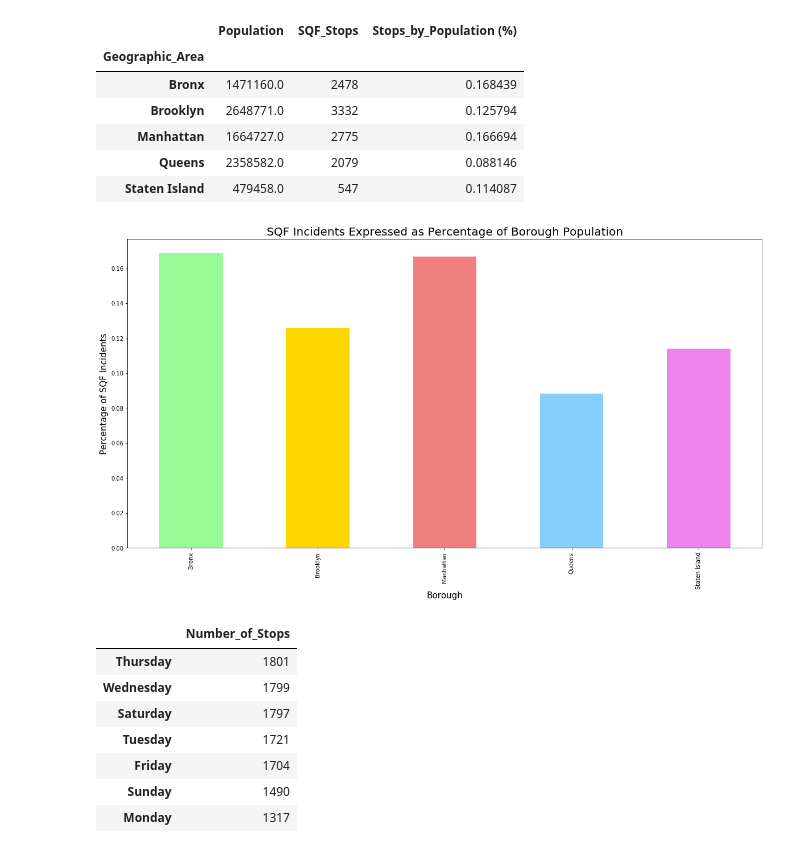
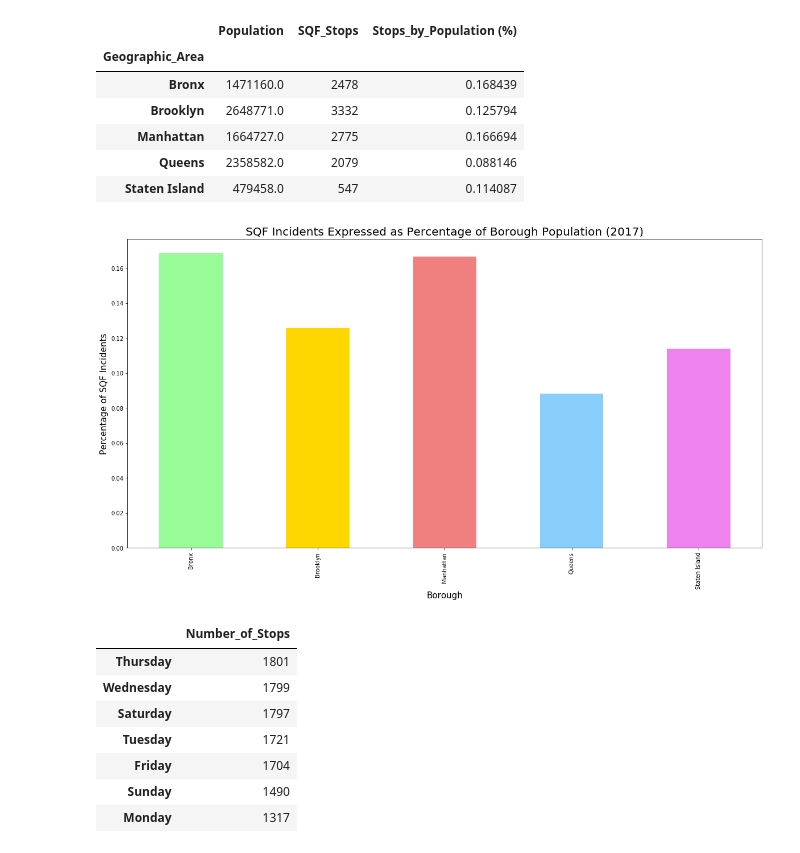
Before and after one commit to rachaelcamick/groupproject_sqf, a Jupyter notebook: rachael_cleaner_dataframe.ipynb, the cells around one changed output. Cells and saved outputs as stored; diff of their text form; code cells hidden in the pictures.

```diff
--- a/rachael_cleaner_dataframe.ipynb
+++ b/rachael_cleaner_dataframe.ipynb
@@ -213,16 +213,16 @@ combined_df
 # %%
 sqf_by_pop = combined_df["Stops_by_Population (%)"].plot(kind="bar", colors=["palegreen", "gold", "lightcoral", "lightskyblue", "violet"], figsize=(20,10))
 
 #labels
-plt.title("SQF Incidents Expressed as Percentage of Borough Population", fontsize=20)
+plt.title("SQF Incidents Expressed as Percentage of Borough Population (2017)", fontsize=20)
 plt.xlabel("Borough", fontsize=15)
 plt.ylabel("Percentage of SQF Incidents", fontsize=15)
 
 
 #save image
 plt.savefig("SQFbyBoroPop_Rachael.png", bbox_inches="tight", dpi=600)
 # %% [output]
-[figure, old version]
+[figure, new version]
 # %%
 #find day counts throughout all nyc using value_counts and create a dataframe
 total_days_df = pd.DataFrame(df_reduced["DAY2"].value_counts())
```
Also changed, not shown: parts of 3 cells of this notebook, 5 other files.
